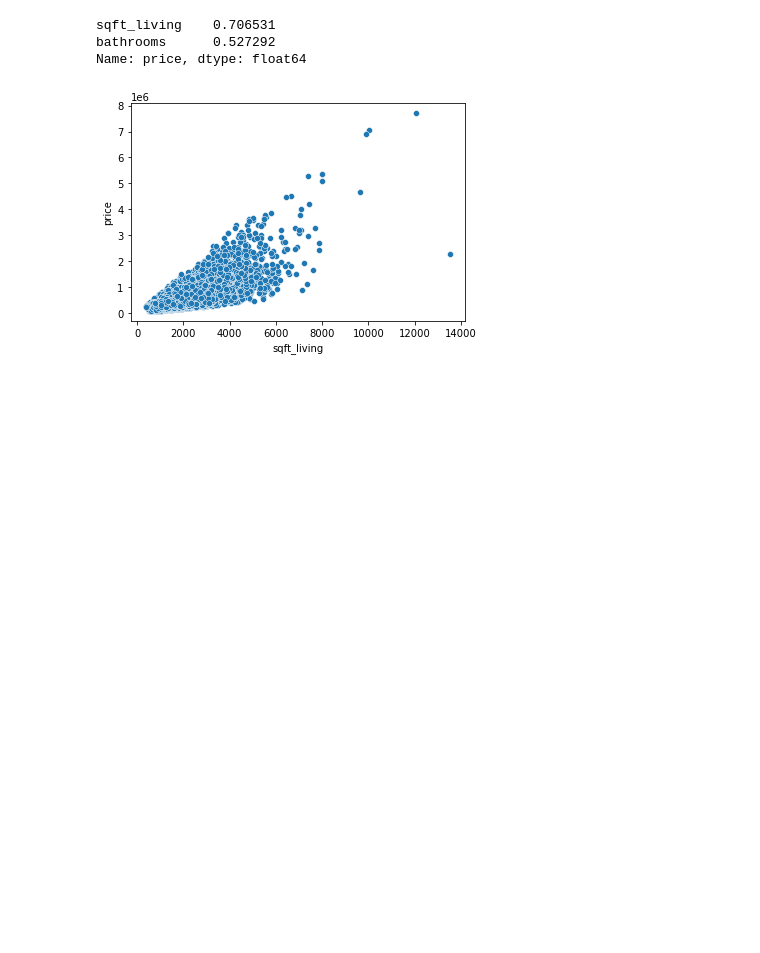
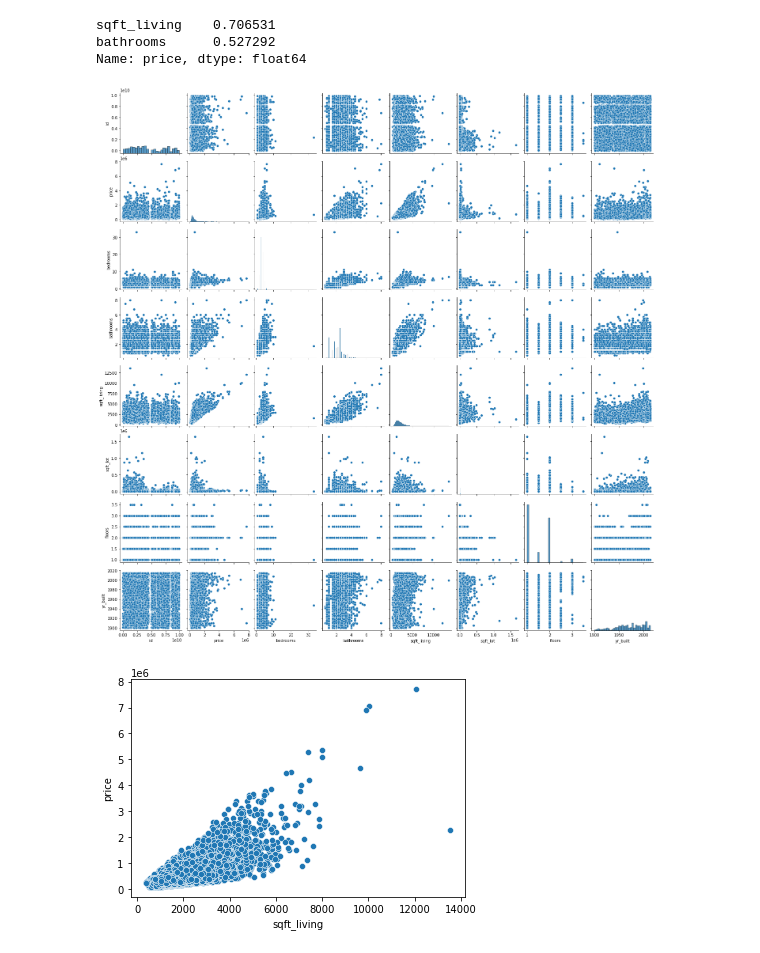
Before and after one commit to janejeshen/dsc-phase-2-project-v2-3, a Jupyter notebook: student.ipynb, the cells around one changed output. Cells and saved outputs as stored; diff of their text form; code cells hidden in the pictures; blank space fills up the shorter version.

```diff
--- a/student.ipynb
+++ b/student.ipynb
@@ -333,7 +339,9 @@ bathrooms      0.527292
 Name: price, dtype: float64
 # %%
 # Pairplot to show linearity
-# sns.pairplot(houses_df);
+sns.pairplot(houses_df);
+# %% [output]
+[figure, added]
 # %%
 # A scatter plot between prie and sqft_living
 living = houses_df["sqft_living"]
```
Also changed, not shown: parts of 57 cells of this notebook.
